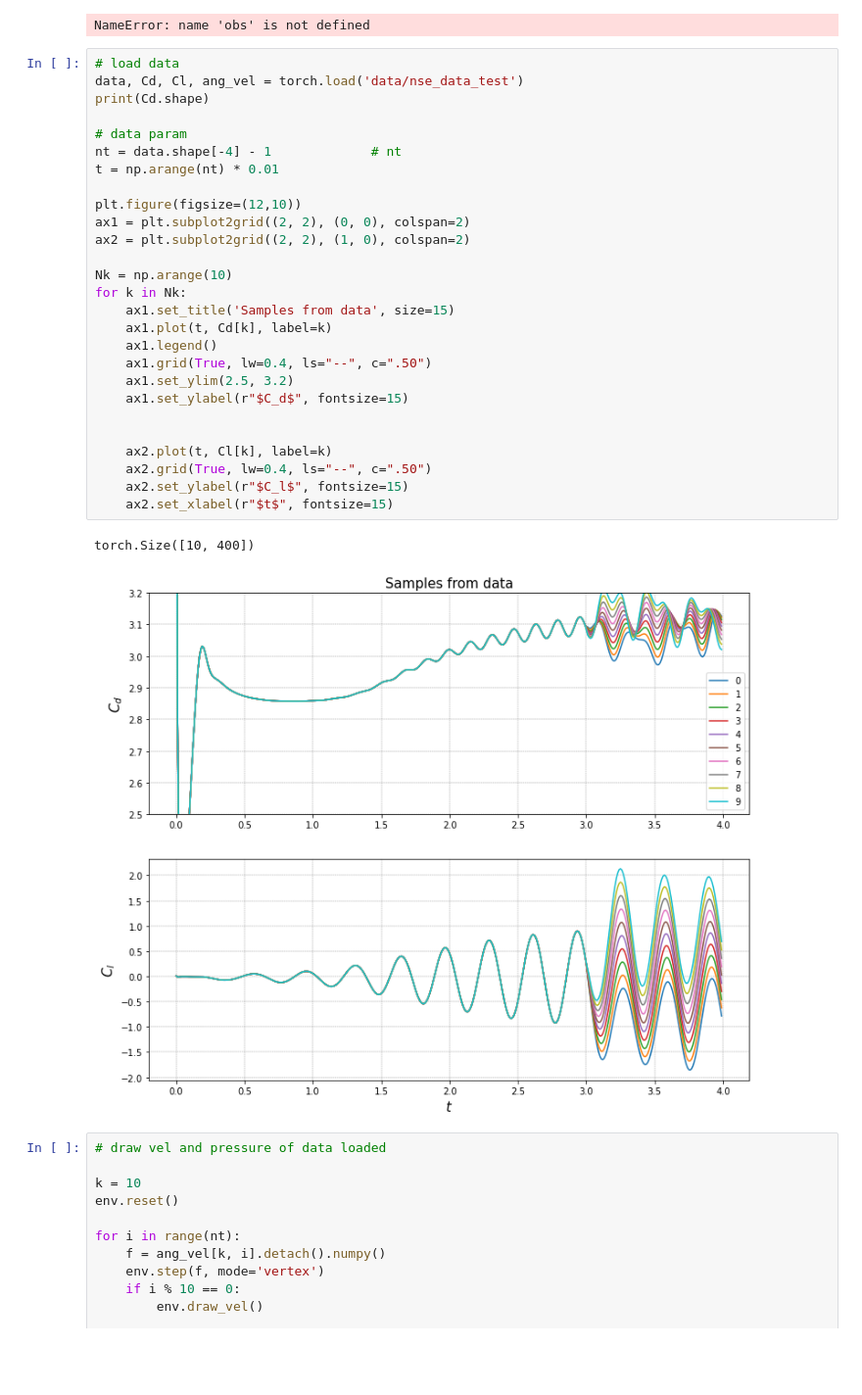
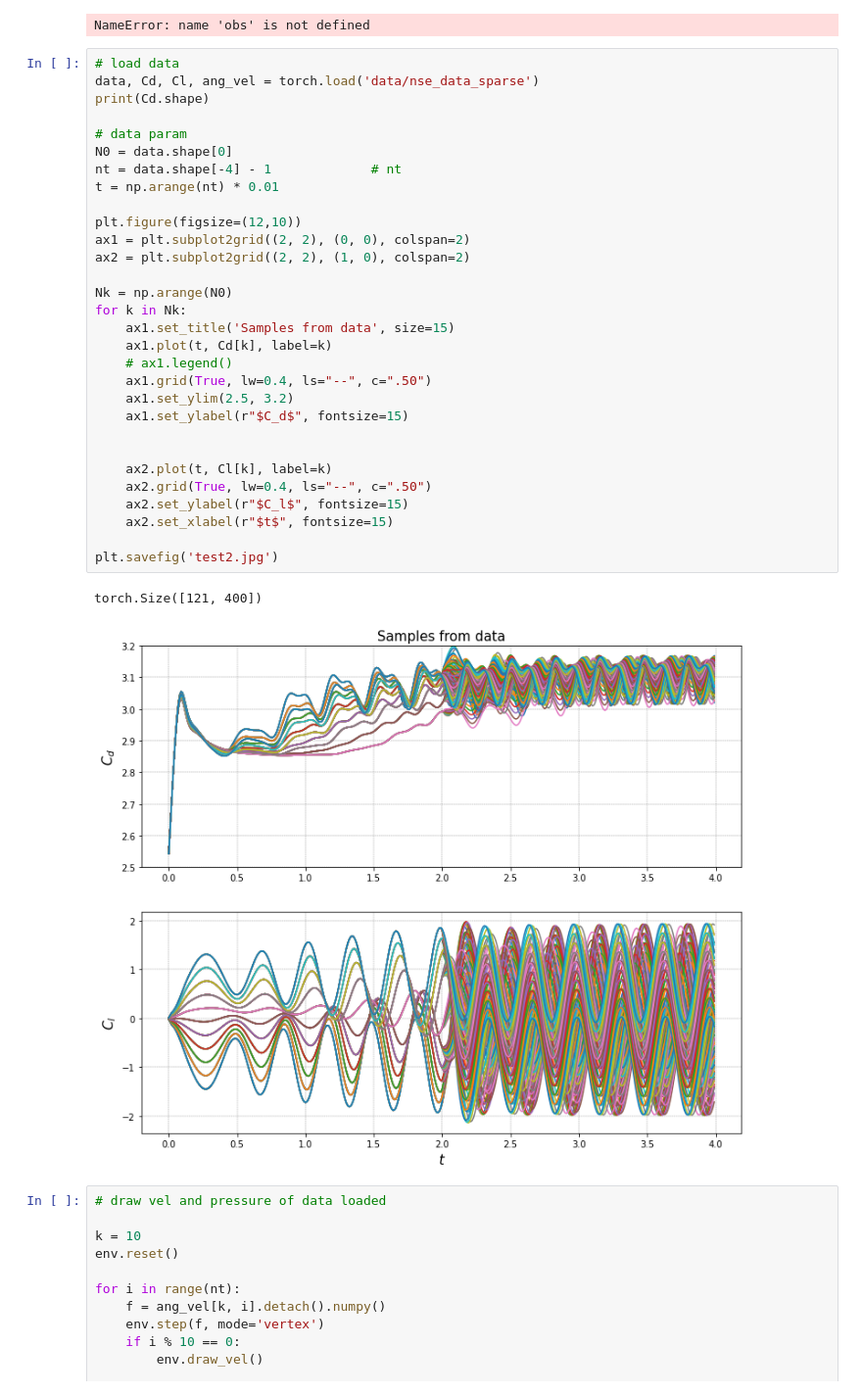
Before and after one commit to AsamaKiseto/Cylinder_Env, a Jupyter notebook: nse/1_data_gen.ipynb, the cells around one changed output. Shown at 98% size. Saved outputs shown, nothing was run; the diff lists cells and outputs as text; blank space fills up the shorter version.

```diff
--- a/nse/1_data_gen.ipynb
+++ b/nse/1_data_gen.ipynb
@@ -126,34 +126,37 @@ for k in range(1, N0-1):
 NameError: name 'obs' is not defined
 # %%
 # load data
-data, Cd, Cl, ang_vel = torch.load('data/nse_data_test')
+data, Cd, Cl, ang_vel = torch.load('data/nse_data_sparse')
 print(Cd.shape)
 
 # data param
+N0 = data.shape[0]
 nt = data.shape[-4] - 1             # nt
 t = np.arange(nt) * 0.01
 
 plt.figure(figsize=(12,10))
 ax1 = plt.subplot2grid((2, 2), (0, 0), colspan=2)
 ax2 = plt.subplot2grid((2, 2), (1, 0), colspan=2)
 
-Nk = np.arange(10)
+Nk = np.arange(N0)
 for k in Nk:
     ax1.set_title('Samples from data', size=15)
     ax1.plot(t, Cd[k], label=k)
-    ax1.legend()
+    # ax1.legend()
     ax1.grid(True, lw=0.4, ls="--", c=".50")
     ax1.set_ylim(2.5, 3.2)
     ax1.set_ylabel(r"$C_d$", fontsize=15)
 
 
     ax2.plot(t, Cl[k], label=k)
     ax2.grid(True, lw=0.4, ls="--", c=".50")
     ax2.set_ylabel(r"$C_l$", fontsize=15)
     ax2.set_xlabel(r"$t$", fontsize=15)
+
+plt.savefig('test2.jpg')
 # %% [output]
-torch.Size([10, 400])
+torch.Size([121, 400])
-[figure, old version]
+[figure, new version]
 # %%
 # draw vel and pressure of data loaded
 
```
Also changed, not shown: 10 other files.
